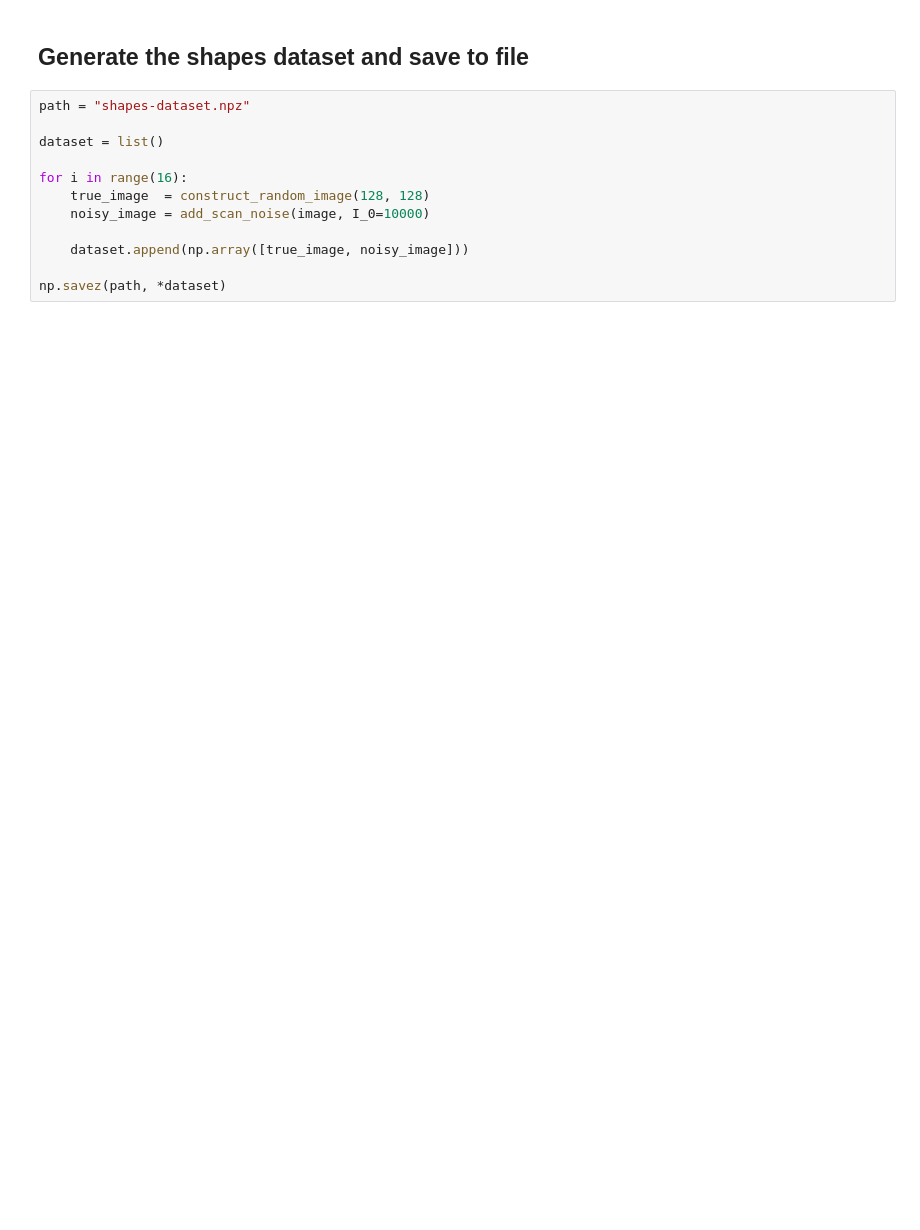
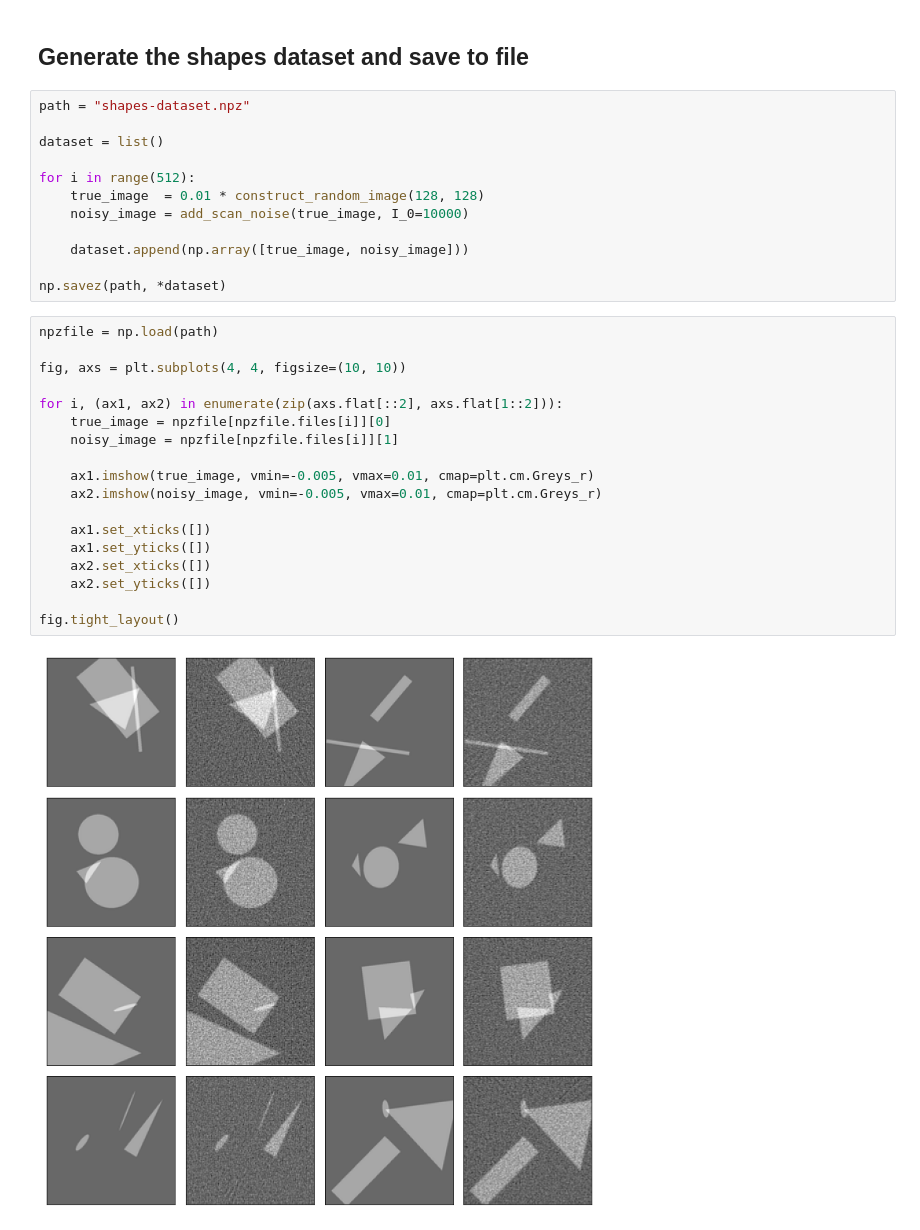
Before and after one commit to FromTheMountain/bachelorproject-code, a Jupyter notebook: GPU-shape-dataset.ipynb, the cells around one changed output. Saved outputs shown, nothing was run; the diff lists cells and outputs as text; blank space fills up the shorter version.

```diff
--- a/GPU-shape-dataset.ipynb
+++ b/GPU-shape-dataset.ipynb
@@ -155,10 +155,30 @@ path = "shapes-dataset.npz"
 
 dataset = list()
 
-for i in range(16):
-    true_image  = construct_random_image(128, 128)
-    noisy_image = add_scan_noise(image, I_0=10000)
+for i in range(512):
+    true_image  = 0.01 * construct_random_image(128, 128)
+    noisy_image = add_scan_noise(true_image, I_0=10000)
 
     dataset.append(np.array([true_image, noisy_image]))
 
 np.savez(path, *dataset)
+# %%
+npzfile = np.load(path)
+
+fig, axs = plt.subplots(4, 4, figsize=(10, 10))
+
+for i, (ax1, ax2) in enumerate(zip(axs.flat[::2], axs.flat[1::2])):
+    true_image = npzfile[npzfile.files[i]][0]
+    noisy_image = npzfile[npzfile.files[i]][1]
+
+    ax1.imshow(true_image, vmin=-0.005, vmax=0.01, cmap=plt.cm.Greys_r)
+    ax2.imshow(noisy_image, vmin=-0.005, vmax=0.01, cmap=plt.cm.Greys_r)
+
+    ax1.set_xticks([])
+    ax1.set_yticks([])
+    ax2.set_xticks([])
+    ax2.set_yticks([])
+
+fig.tight_layout()
+# %% [output]
+[figure, added]
```
Also changed, not shown: parts of 1 cell of this notebook, 1 other file.
